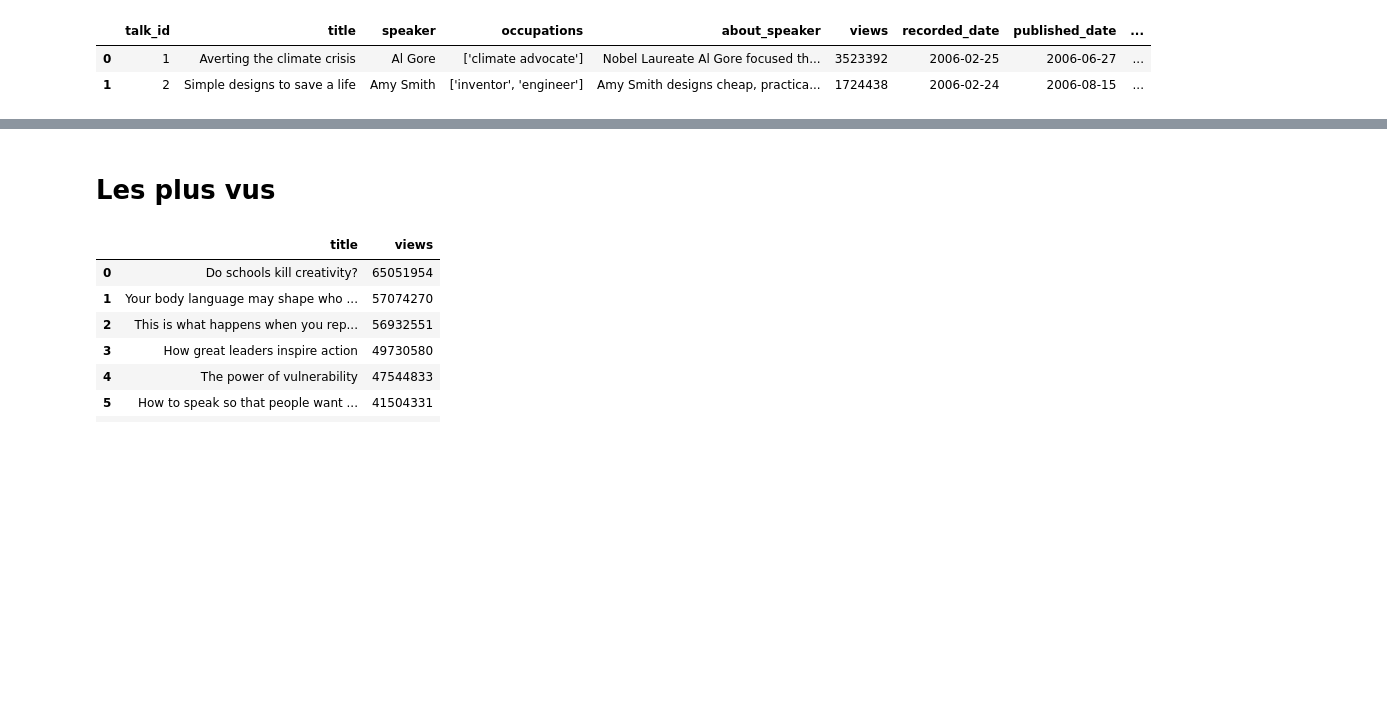
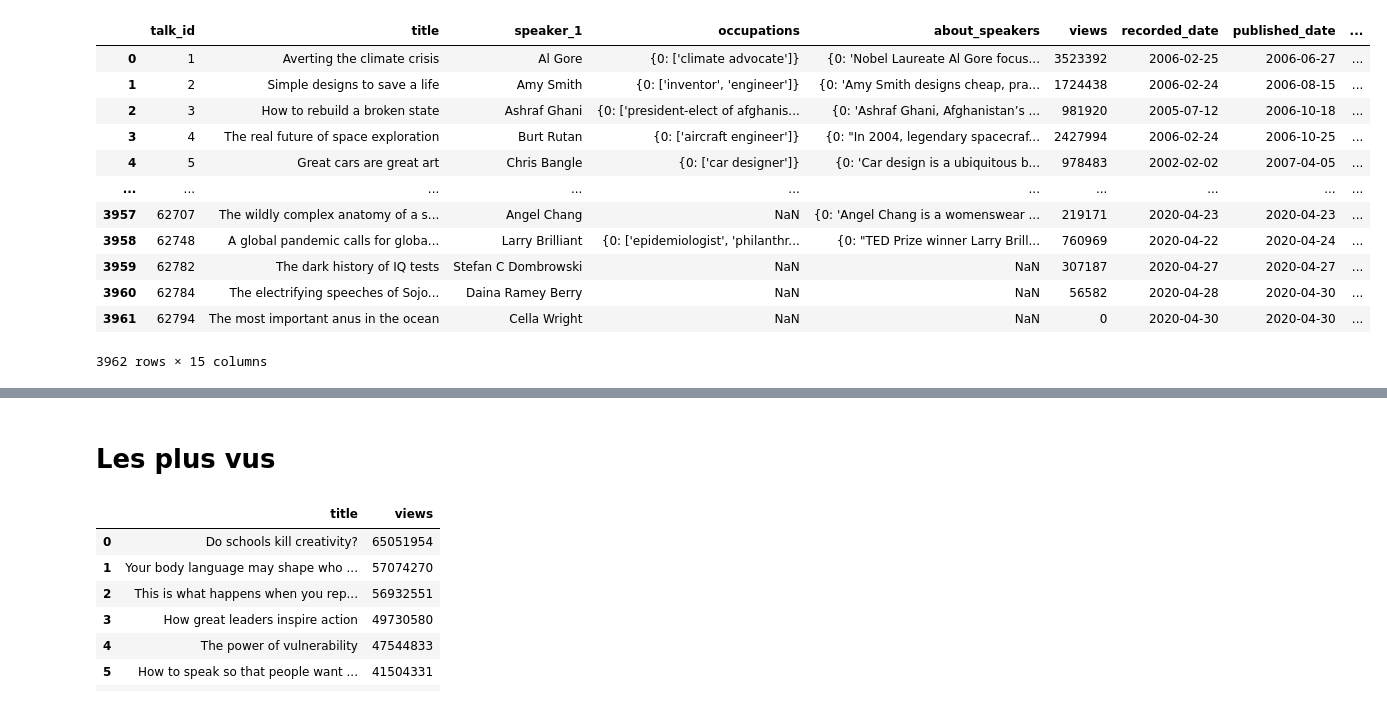
Before and after one commit to VictorTaillieu/TED-talks-analysis, a Jupyter notebook: notebooks/exploration.ipynb, the cells around one changed output, grey strips where cells are left out. Cells and saved outputs as stored; diff of their text form; code cells hidden in the pictures; blank space fills up the shorter version.

Commit message:
Temporal exploration

```diff
--- a/notebooks/exploration.ipynb
+++ b/notebooks/exploration.ipynb
@@ -5,9 +5,19 @@ import seaborn as sns
 from matplotlib import pyplot as plt
 from ast import literal_eval
 # %%
-ted_talks = pd.read_csv("../data/ted_talks_prepro.csv")
-ted_talks.head(2)
+ted_talks = pd.read_csv("../data/ted_talks_agg.csv")
+ted_talks
 # %% [output]
-|  | talk_id | title | speaker | occupations | about_speaker | views | recorded_date | published_date | ... |
-| 0 | 1 | Averting the climate crisis | Al Gore | ['climate advocate'] | Nobel Laureate Al Gore focused th... | 3523392 | 2006-02-25 | 2006-06-27 | ... |
-| 1 | 2 | Simple designs to save a life | Amy Smith | ['inventor', 'engineer'] | Amy Smith designs cheap, practica... | 1724438 | 2006-02-24 | 2006-08-15 | ... |
+|  | talk_id | title | speaker_1 | occupations | about_speakers | views | recorded_date | published_date | ... |
+| 0 | 1 | Averting the climate crisis | Al Gore | {0: ['climate advocate']} | {0: 'Nobel Laureate Al Gore focus... | 3523392 | 2006-02-25 | 2006-06-27 | ... |
+| 1 | 2 | Simple designs to save a life | Amy Smith | {0: ['inventor', 'engineer']} | {0: 'Amy Smith designs cheap, pra... | 1724438 | 2006-02-24 | 2006-08-15 | ... |
+| 2 | 3 | How to rebuild a broken state | Ashraf Ghani | {0: ['president-elect of afghanis... | {0: 'Ashraf Ghani, Afghanistan’s ... | 981920 | 2005-07-12 | 2006-10-18 | ... |
+| 3 | 4 | The real future of space exploration | Burt Rutan | {0: ['aircraft engineer']} | {0: "In 2004, legendary spacecraf... | 2427994 | 2006-02-24 | 2006-10-25 | ... |
+| 4 | 5 | Great cars are great art | Chris Bangle | {0: ['car designer']} | {0: 'Car design is a ubiquitous b... | 978483 | 2002-02-02 | 2007-04-05 | ... |
+| ... | ... | ... | ... | ... | ... | ... | ... | ... | ... |
+| 3957 | 62707 | The wildly complex anatomy of a s... | Angel Chang | NaN | {0: 'Angel Chang is a womenswear ... | 219171 | 2020-04-23 | 2020-04-23 | ... |
+| 3958 | 62748 | A global pandemic calls for globa... | Larry Brilliant | {0: ['epidemiologist', 'philanthr... | {0: "TED Prize winner Larry Brill... | 760969 | 2020-04-22 | 2020-04-24 | ... |
+| 3959 | 62782 | The dark history of IQ tests | Stefan C Dombrowski | NaN | NaN | 307187 | 2020-04-27 | 2020-04-27 | ... |
+| 3960 | 62784 | The electrifying speeches of Sojo... | Daina Ramey Berry | NaN | NaN | 56582 | 2020-04-28 | 2020-04-30 | ... |
+| 3961 | 62794 | The most important anus in the ocean | Cella Wright | NaN | NaN | 0 | 2020-04-30 | 2020-04-30 | ... |
+3962 rows × 15 columns
```
Also changed, not shown: parts of 12 cells of this notebook.
